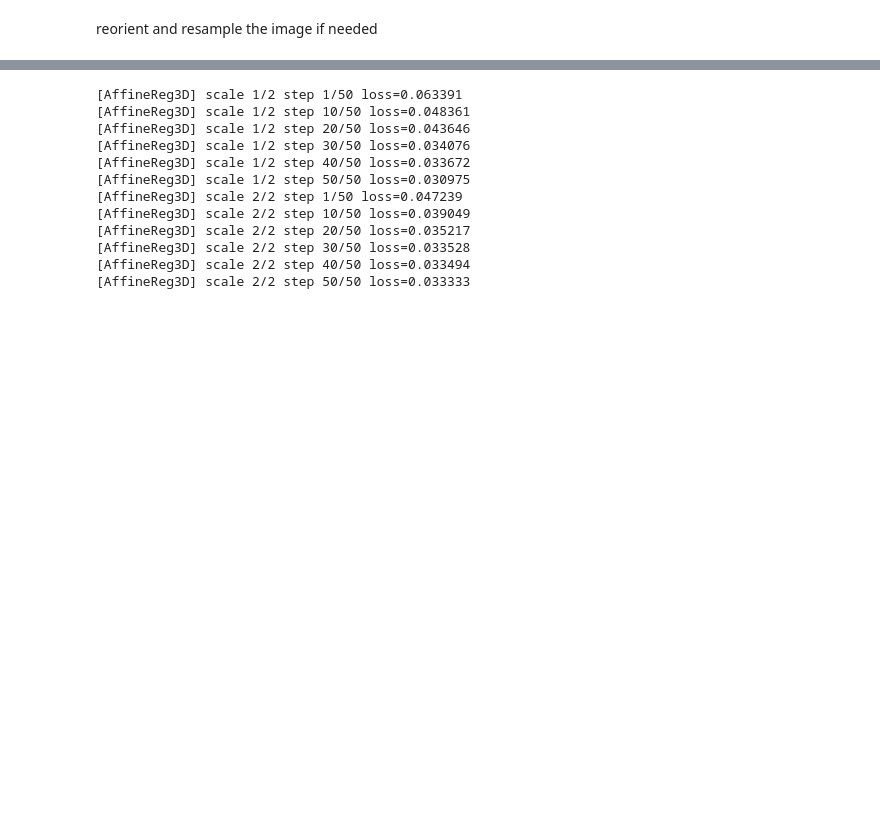
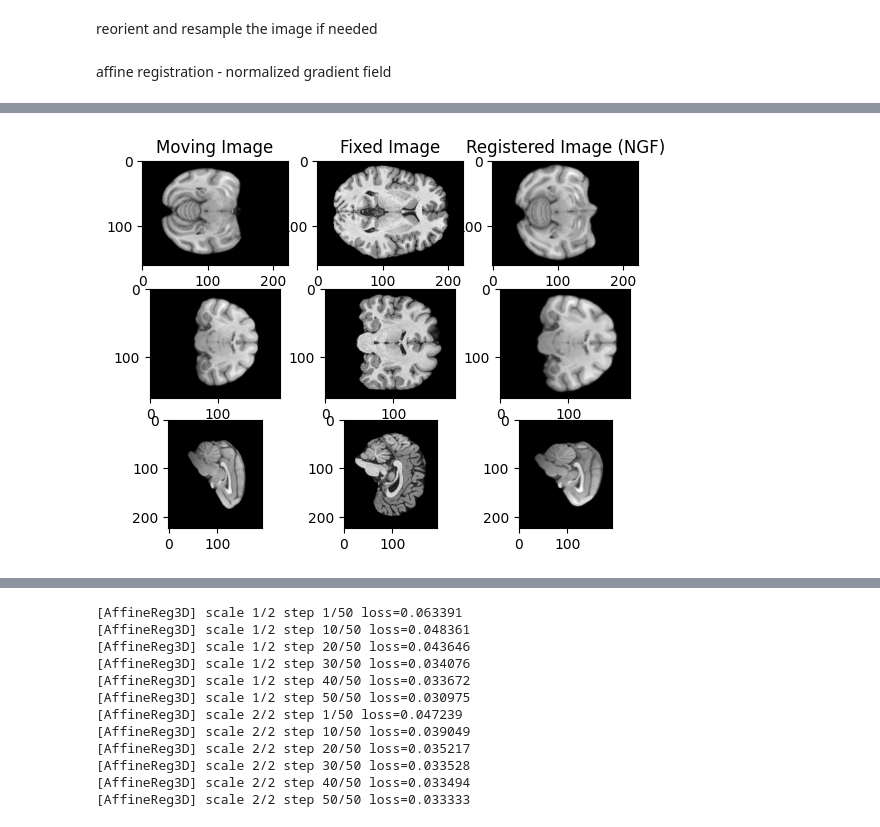
Before and after one commit to junyuchen245/MIR, a Jupyter notebook: tutorials/brain_registration/affine_registration_macaque_brain_compare_losses.ipynb, the cells around one changed output, grey strips where cells are left out. Saved outputs shown, nothing was run; the diff lists cells and outputs as text; code cells hidden in the pictures; blank space fills up the shorter version.

```diff
--- a/tutorials/brain_registration/affine_registration_macaque_brain_compare_losses.ipynb
+++ b/tutorials/brain_registration/affine_registration_macaque_brain_compare_losses.ipynb
@@ -48,3 +48,33 @@ img_npy = resampling(img_npy, img_pixdim, tar_pixdim, order=2)
 img_torch = torch.from_numpy(img_npy[np.newaxis, np.newaxis, ...]).float().cuda(0)
 template_npy = template_nib.get_fdata()
 template_torch = torch.from_numpy(template_npy[np.newaxis, np.newaxis, ...]).float().cuda(0)
+# %% [markdown]
+affine registration - normalized gradient field
+# %%
+spatial_trans = SpatialTransformer(size=template_torch.shape[2:], mode='bilinear').cuda(0)
+affine_model = AffineReg3D(vol_shape=template_torch.shape[2:], dof = "affine", scales = (0.5, 1.0), loss_funcs = ("ngf", "ngf"), ).cuda(0)
+output = affine_model.optimize(img_torch, template_torch, steps_per_scale=(50, 50), verbose=True)['warped']
+plt.figure()
+plt.subplot(3, 3, 1)
+plt.imshow(img_torch[0, 0, :, :, img_torch.shape[4] // 2].detach().cpu().numpy(), cmap='gray')
+plt.title('Moving Image')
+plt.subplot(3, 3, 2)
+plt.imshow(template_torch[0, 0, :, :, template_torch.shape[4] // 2].detach().cpu().numpy(), cmap='gray')
+plt.title('Fixed Image')
+plt.subplot(3, 3, 3)
+plt.imshow(output[0, 0, :, :, output.shape[4] // 2].detach().cpu().numpy(), cmap='gray')
+plt.title('Registered Image (NGF)')
+plt.subplot(3, 3, 4)
+plt.imshow(img_torch[0, 0, :, img_torch.shape[3] // 2, :].detach().cpu().numpy(), cmap='gray')
+plt.subplot(3, 3, 5)
+plt.imshow(template_torch[0, 0, :, template_torch.shape[3] // 2, :].detach().cpu().numpy(), cmap='gray')
+plt.subplot(3, 3, 6)
+plt.imshow(output[0, 0, :, output.shape[3] // 2, :].detach().cpu().numpy(), cmap='gray')
+plt.subplot(3, 3, 7)
+plt.imshow(img_torch[0, 0, img_torch.shape[2] // 2, :, :].detach().cpu().numpy(), cmap='gray')
+plt.subplot(3, 3, 8)
+plt.imshow(template_torch[0, 0, template_torch.shape[2] // 2, :, :].detach().cpu().numpy(), cmap='gray')
+plt.subplot(3, 3, 9)
+plt.imshow(output[0, 0, output.shape[2] // 2, :, :].detach().cpu().numpy(), cmap='gray')
+plt.show()
+# %% [output]
@@ -50,0 +93 @@ template_torch = torch.from_numpy(template_npy[np.newaxis, np.newaxis, ...]).flo
+[figure, added]
```
Also changed, not shown: parts of 7 cells of this notebook, 5 other files.
